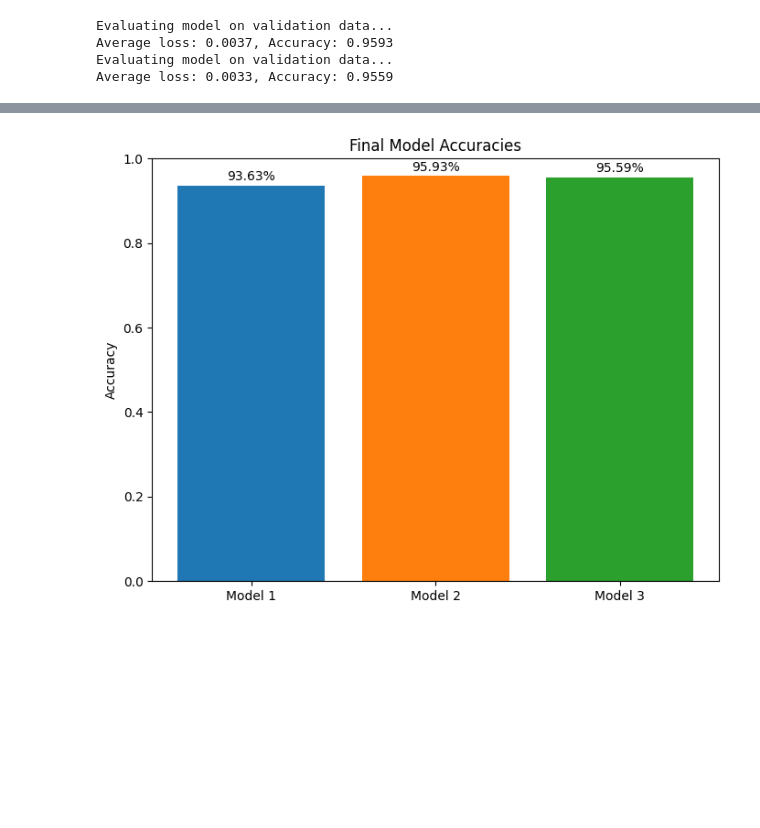
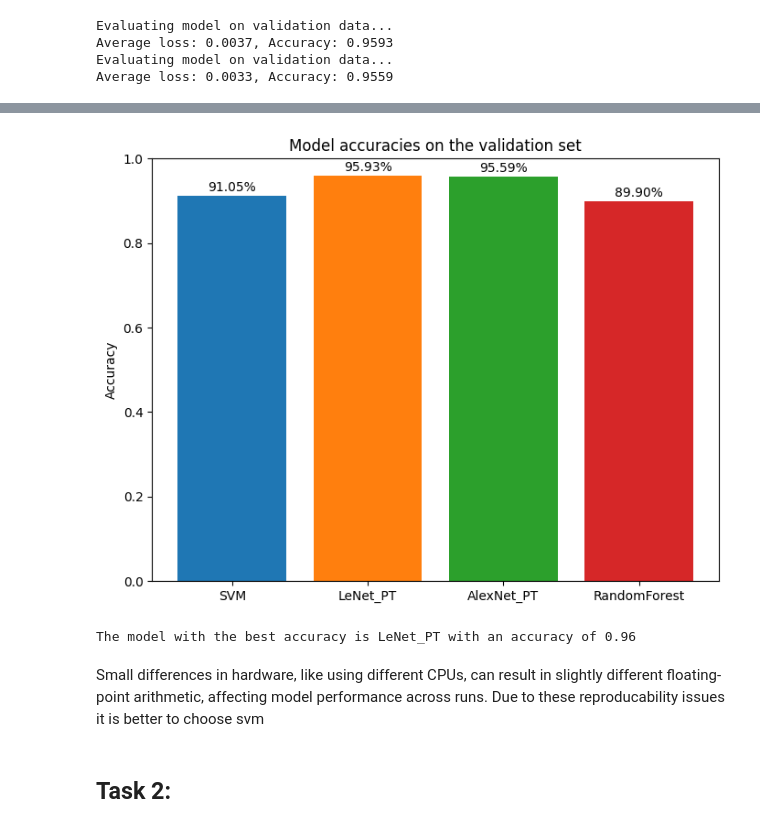
Before and after one commit to vhrollo/inf264_project2, a Jupyter notebook: src/main_notebook.ipynb, the cells around one changed output, grey strips where cells are left out. Cells and saved outputs as stored; diff of their text form; code cells hidden in the pictures; blank space fills up the shorter version.

Commit message:
added randomforest

```diff
--- a/src/main_notebook.ipynb
+++ b/src/main_notebook.ipynb
@@ -17,7 +19,7 @@ X, y = dataset['X'], dataset['y']
 from svm import SVM
 
 # it will split the data and preprocess it
-n = 5 # number of intervals for the rand search
+n = 1 # number of intervals for the rand search
 folds = 3 # number of folds for cross validation
 
 # this will by deafult not use pca
@@ -67,3 +62,13 @@ Evaluating model on validation data...
 Average loss: 0.0037, Accuracy: 0.9593
 Evaluating model on validation data...
 Average loss: 0.0033, Accuracy: 0.9559
+# %%
+from random_forest import RandomForest
+
+folds = 3 # number of folds for cross validation
+n = 5 # number of intervals for the
+bagging_n = 2
+
+randomforest = RandomForest(X, y, n, folds, seed)
+randomforest.fit()
+randomforest_eval_info = randomforest.evaluate()
@@ -73,6 +96,32 @@ Average loss: 0.0033, Accuracy: 0.9559
 # %%
 from visiualising import compare_model_accuracy
 
-compare_model_accuracy(svm_eval_info[1], lenet_eval_info[1], alexnet_eval_info[1])
+labels = ['SVM', 'LeNet_PT', 'AlexNet_PT', 'RandomForest']
+compare_model_accuracy(
+    labels,
+    svm_eval_info[1],
+    lenet_eval_info[1],
+    alexnet_eval_info[1],
+    randomforest_eval_info[1]
+    )
 # %% [output]
-[figure, old version]
+[figure, new version]
+# %%
+# Extract the accuracy values
+accuracies = {
+    'SVM': svm_eval_info[1],
+    'LeNet_PT': lenet_eval_info[1],
+    'AlexNet_PT': alexnet_eval_info[1]
+}
+
+# Find the model with the best accuracy
+best_model = max(accuracies, key=accuracies.get)
+best_accuracy = accuracies[best_model]
+
+print(f"The model with the best accuracy is {best_model} with an accuracy of {best_accuracy:.2f}")
+# %% [output]
+The model with the best accuracy is LeNet_PT with an accuracy of 0.96
+# %% [markdown]
+Small differences in hardware, like using different CPUs, can result in slightly different floating-point arithmetic, affecting model performance across runs. Due to these reproducability issues it is better to choose svm
+# %% [markdown]
+## Task 2:
```
Also changed, not shown: parts of 5 cells of this notebook, 3 other files.
